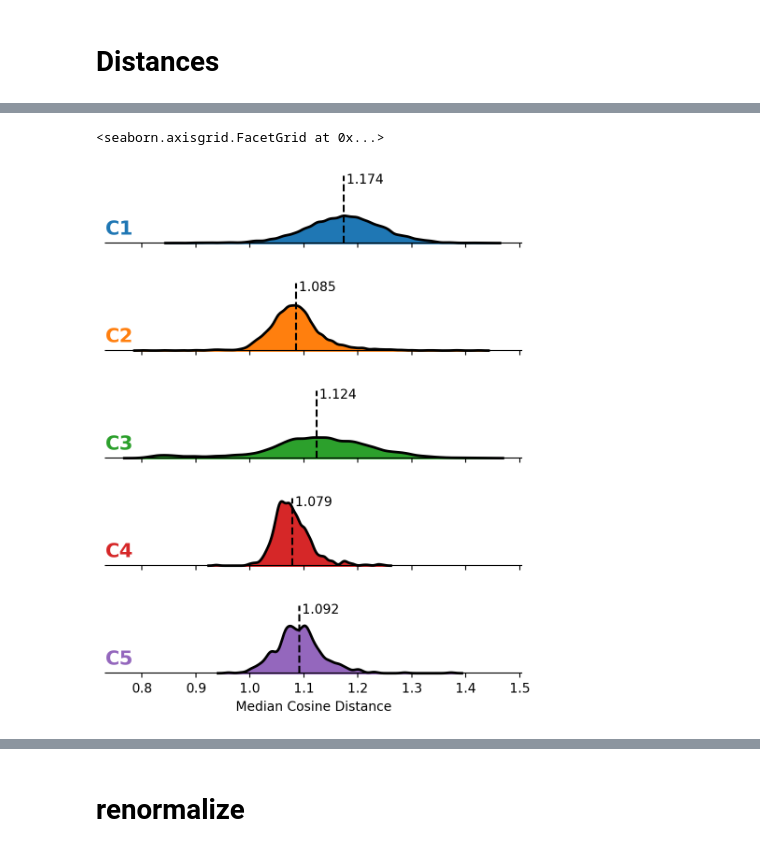
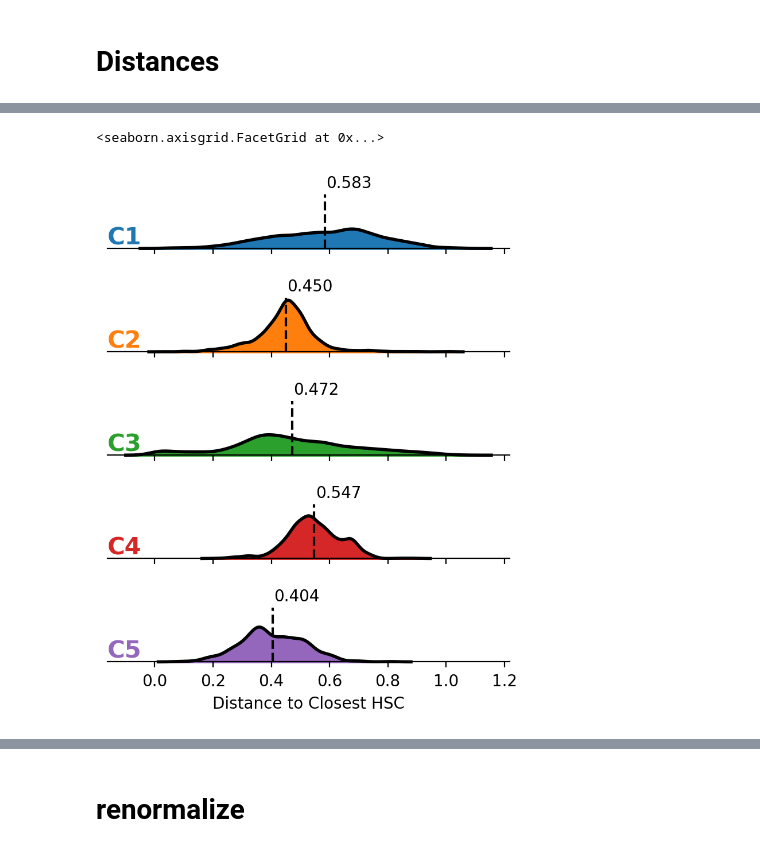
Before and after one commit to CooperStansbury/ONT-single-cell, a Jupyter notebook: notebooks/FIGURE_4_DISTANCE.ipynb, the cells around one changed output, grey strips where cells are left out. Drawn from its saved outputs; the diff is of its cells as text; code cells hidden in the pictures.

```diff
--- a/notebooks/FIGURE_4_DISTANCE.ipynb
+++ b/notebooks/FIGURE_4_DISTANCE.ipynb
@@ -205,17 +221,0 @@ D.shape=(8574, 3243)
-# %%
-plt.rcParams['figure.dpi'] = 200
-plt.rcParams['figure.figsize'] = 5, 5
-
-plot = ihsc.obs.copy()
-plot['distance'] = D.median(axis=1)
-sort_idx = np.argsort(plot['distance'].values)[::-1]
-
-sns.scatterplot(
-    data=plot.iloc[sort_idx],
-    x='UMAP 1',
-    y='UMAP 2',
-    hue='distance',
-    alpha=0.7,
-    ec='none',
-    s=10,
-)
@@ -225,6 +275,6 @@ sns.scatterplot(
 # %%
 plot = ihsc.obs.copy()
-plot['distance'] = D.median(axis=1)
+plot['distance'] = D.min(axis=1)
 plot = plot.sort_values(by='cluster_str_QC')
 
 plot = plot[plot['cluster_str_QC'] != "C6"]
@@ -243,7 +293,7 @@ sns.boxplot(
 
 sns.despine()
 
-plt.ylabel('Mean Cosine Distance')
+plt.ylabel('Minimum Distance')
 plt.xlabel('iHSC Cluster')
 
 plot.head()
@@ -277,7 +327,7 @@ def create_facet_grid(df, x_col="x", group_col="g"):
         row=group_col,
         hue=group_col,
         aspect=4.25,
-        height=1.25,
+        height=1,
         palette='tab10',
     )
 
@@ -285,7 +335,7 @@ def create_facet_grid(df, x_col="x", group_col="g"):
     g.map(
         sns.kdeplot,
         x_col,
-        bw_adjust=0.5,
+        bw_adjust=0.75,
         clip_on=False,
         fill=True,
         alpha=1,
@@ -298,7 +348,7 @@ def create_facet_grid(df, x_col="x", group_col="g"):
         clip_on=False,
         color="k",
         lw=2,
-        bw_adjust=0.5,
+        bw_adjust=0.75,
     )
 
    # Calculate and add vertical lines for means
@@ -312,38 +362,37 @@ def create_facet_grid(df, x_col="x", group_col="g"):
     def add_mean_annot(x,  **kwargs):
         ax = plt.gca()
         mean_value = df[df[group_col] == kwargs['label']][x_col].mean()
-        ax.text(mean_value+0.005, 13, f"{mean_value:.3f}")
+        ax.text(mean_value+0.005, 7, f"{mean_value:.3f}")
 
     g.map(add_mean_line, x_col)
     g.map(add_mean_annot, x_col)
 
 
     # Add labels
     def label(x, color, label):
         ax = plt.gca()
         ax.text(
             0,
             0.2,
             label,
             fontweight="bold",
             fontsize=15,
             color=color,
             ha="left",
             va="center",
             transform=ax.transAxes,
         )
 
     g.map(label, x_col)
 
-
     g.set_titles("")
-    g.set(yticks=[], ylabel="", xlabel="Median Cosine Distance")
+    g.set(yticks=[], ylabel="", xlabel="Distance to Closest HSC")
     g.despine(left=True)
 
     return g
 
 
 create_facet_grid(plot, x_col='distance', group_col='cluster_str_QC')
 # %% [output]
 <seaborn.axisgrid.FacetGrid at 0x...>
-[figure, old version]
+[figure, new version]
```
Also changed, not shown: parts of 87 cells of this notebook, 2 other files.
